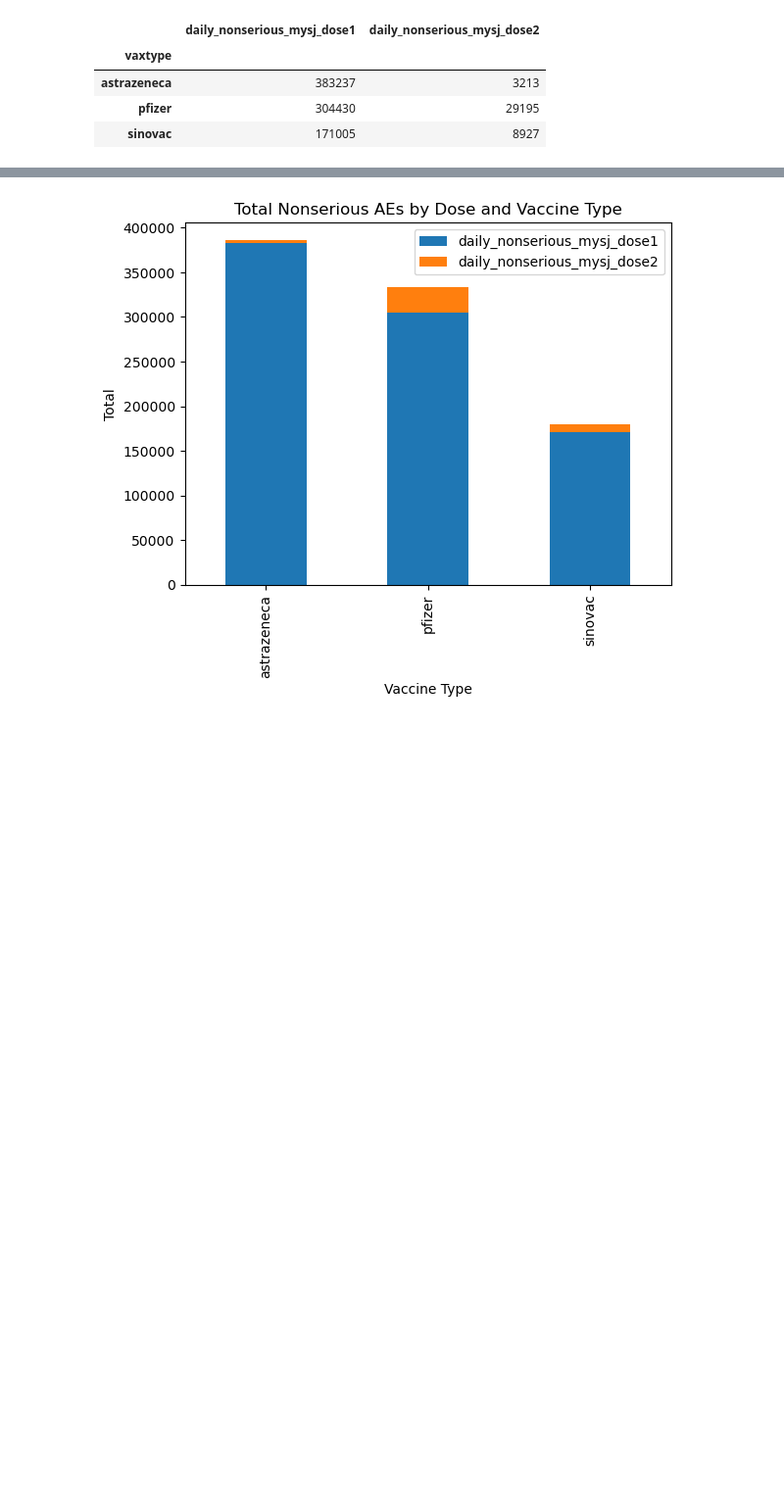
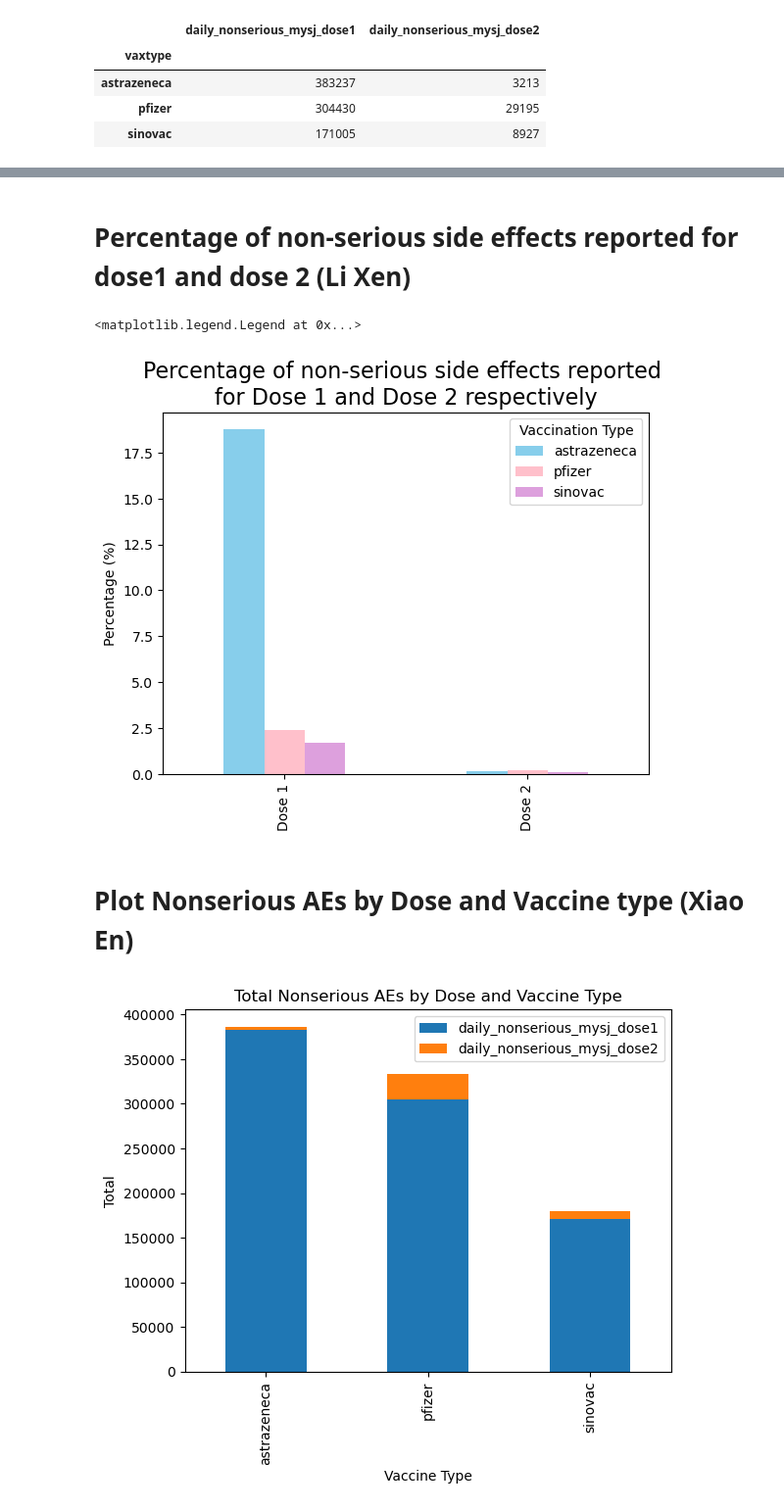
Before and after one commit to kamal089601/HIA302_Project, a Jupyter notebook: HIA302_Project/HIA302_Project.ipynb, the cells around one changed output, grey strips where cells are left out. Shown at 98% size. Cells and saved outputs as stored; diff of their text form; code cells hidden in the pictures; blank space fills up the shorter version.

```diff
--- a/HIA302_Project/HIA302_Project.ipynb
+++ b/HIA302_Project/HIA302_Project.ipynb
@@ -296,3 +354,24 @@ ae_by_dose
+# %% [markdown]
+# Percentage of non-serious side effects reported for dose1 and dose 2 (Li Xen)
+# %%
+## (total SE1/ total D1 ; total SE2/ total D2)
+TotalSEoverDose = pd.DataFrame()
+
+TotalSEoverDose['TotalSE1_D1_pct'] = percent(df9_sum['daily_nonserious_mysj_dose1'], df9_sum['Total_D1_admin'])
+TotalSEoverDose['TotalSE2_D2_pct'] = percent(df9_sum['daily_nonserious_mysj_dose2'], df9_sum['Total_D2_admin'])
+TotalSEoverDose= TotalSEoverDose.transpose()
+
+Data1 = TotalSEoverDose.rename({'TotalSE1_D1_pct':'Dose 1', 'TotalSE2_D2_pct':'Dose 2'})
+Data1.plot(kind='bar', stacked=False, color=['skyblue', 'pink', 'plum'])
+plt.xlabel("")
+plt.ylabel("Percentage (%)")
+plt.title("Percentage of non-serious side effects reported \nfor Dose 1 and Dose 2 respectively", fontsize=16)
+plt.legend(title='Vaccination Type')
+# %% [output]
+<matplotlib.legend.Legend at 0x...>
+[figure, added]
+# %% [markdown]
+# Plot Nonserious AEs by Dose and Vaccine type (Xiao En)
 # %%
 ae_by_dose.plot(kind='bar', stacked=True)
 plt.xlabel('Vaccine Type')
```
Also changed, not shown: parts of 61 cells of this notebook.
